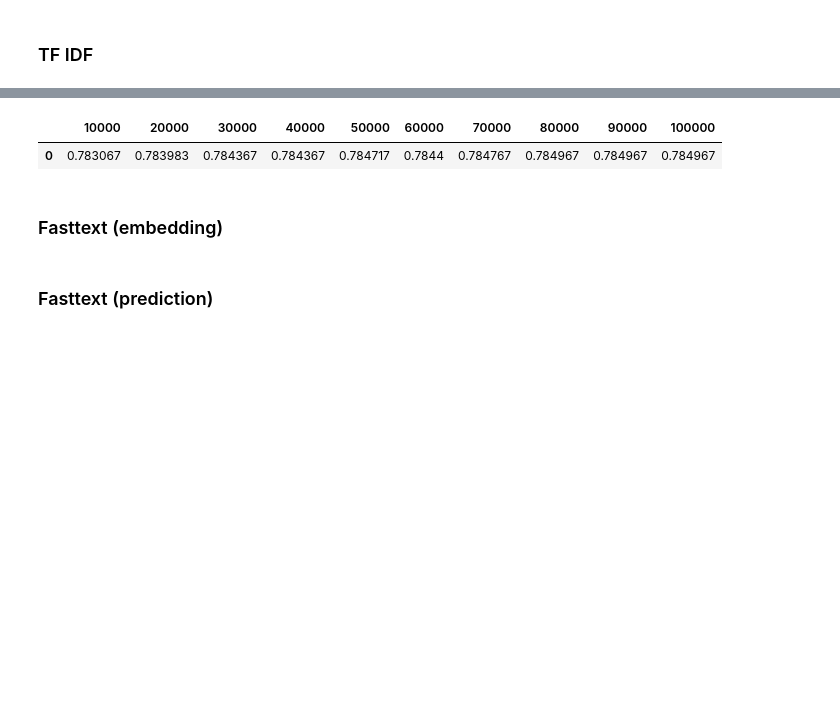
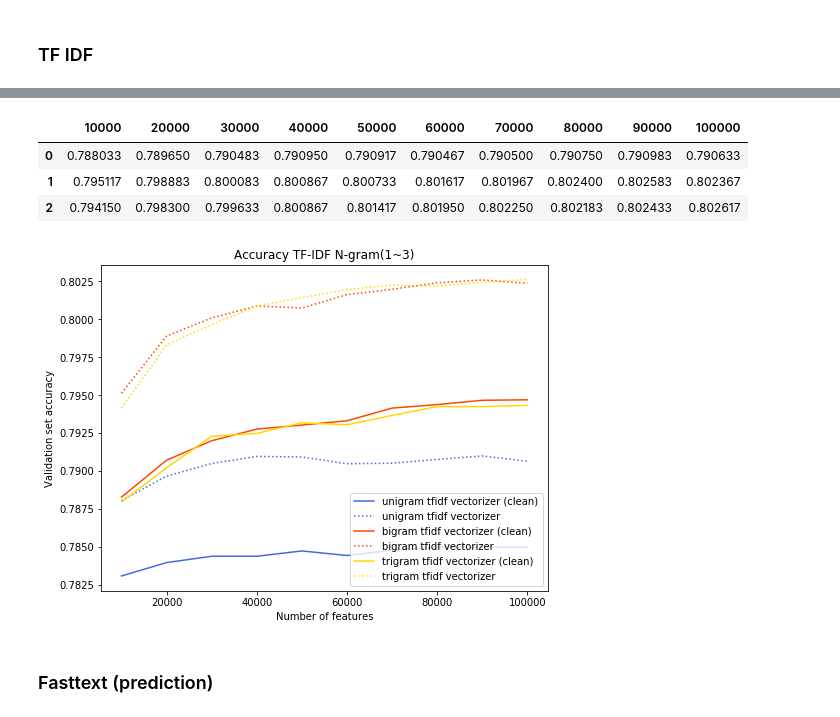
Before and after one commit to baraschi/Twitter_Sentiment_Analysis, a Jupyter notebook: LM.ipynb, the cells around one changed output, grey strips where cells are left out. Cells and saved outputs as stored; diff of their text form; code cells hidden in the pictures; blank space fills up the shorter version.

```diff
--- a/LM.ipynb
+++ b/LM.ipynb
@@ -38,0 +34,14 @@ train.head()
+# %%
+def accuracies(classifier, tweet, min_df, min_features, max_features, steps, ngram_range):
+    """ Iterates on the given parameters range and using the specified classifier, logs accuracies obtained into a
+    Dataframe"""
+
+    features = np.arange(min_features, max_features, step=steps)
+    results = []
+    for i in ngram_range:
+        res_i = []
+        for j in features:
+            accuracy = classifier(train, test, tweets_col = tweet, ngram_range=i, max_features =j, min_df=min_df)
+            res_i.append(accuracy)
+        results.append(res_i)
+    return pd.DataFrame(results, columns=features)
@@ -59,12 +105 @@ classify_tfidf(train, test, tweets_col = TWEET, min_df=1, ngram_range=(1,2), max
-# %%
-def accuracies(tweet, min_df, min_features, max_features, steps, ngram_range):
-    features = np.arange(min_features, max_features, step=steps)
-    results = []
-    for i in ngram_range:
-        res_i = []
-        for j in features:
-            accuracy = classify_tfidf(train, test, tweets_col = tweet, ngram_range=i, max_features =j, min_df=min_df)
-            res_i.append(accuracy)
-        results.append(res_i)
-    return pd.DataFrame(results, columns=features)
 # %%
@@ -73,7 +113,0 @@ accuracies_clean = accuracies(CLEAN_TWEET, min_df=1, min_features=10000, max_fea
-# %%
-accuracies_clean
-# %% [output]
-|  | 10000 | 20000 | 30000 | 40000 | 50000 | 60000 | 70000 | 80000 | 90000 | 100000 |
-| 0 | 0.783067 | 0.783983 | 0.784367 | 0.784367 | 0.784717 | 0.7844 | 0.784767 | 0.784967 | 0.784967 | 0.784967 |
-# %% [markdown]
-### Fasttext (embedding)
@@ -84,3 +114,24 @@ accuracies_clean
+# %%
+tfidf_accs_noclean = accuracies(classify_tfidf,TWEET, min_df=1, min_features=10000, max_features=110000,
+                              steps=10000, ngram_range=[(1,1), (1,2), (1,3)])
+tfidf_accs_noclean
+# %% [output]
+|  | 10000 | 20000 | 30000 | 40000 | 50000 | 60000 | 70000 | 80000 | 90000 | 100000 |
+| 0 | 0.788033 | 0.789650 | 0.790483 | 0.790950 | 0.790917 | 0.790467 | 0.790500 | 0.790750 | 0.790983 | 0.790633 |
+| 1 | 0.795117 | 0.798883 | 0.800083 | 0.800867 | 0.800733 | 0.801617 | 0.801967 | 0.802400 | 0.802583 | 0.802367 |
+| 2 | 0.794150 | 0.798300 | 0.799633 | 0.800867 | 0.801417 | 0.801950 | 0.802250 | 0.802183 | 0.802433 | 0.802617 |
+# %%
+plot_accuracies(
+    tfidf_accs_clean,
+    tfidf_accs_noclean,
+    legends = ['unigram tfidf vectorizer', 'bigram tfidf vectorizer', 'trigram tfidf vectorizer'],
+    colors = ['royalblue', 'orangered', 'gold'],
+    title = 'Accuracy TF-IDF N-gram(1~3)',
+    axis_labels =['Number of features','Validation set accuracy'],
+    filename = "plot_tfidf"
+)
+# %% [output]
+[figure, added]
 # %% [markdown]
 ### Fasttext (prediction)
 # %% [markdown]
```
Also changed, not shown: parts of 14 cells of this notebook, 3 other files.
